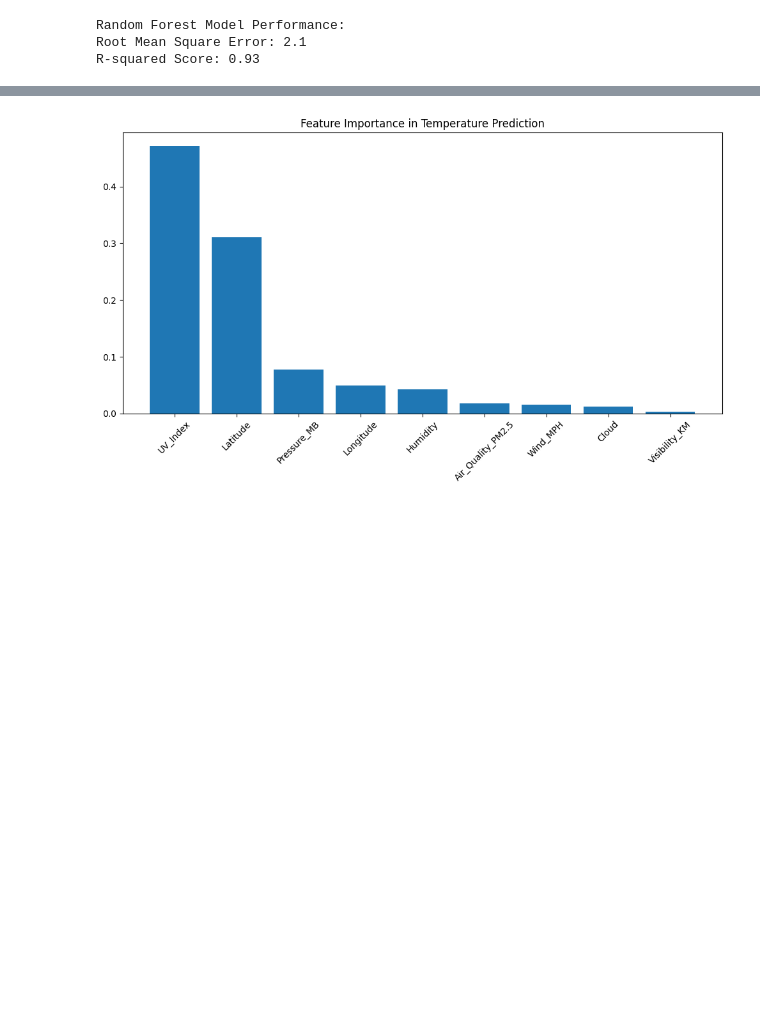
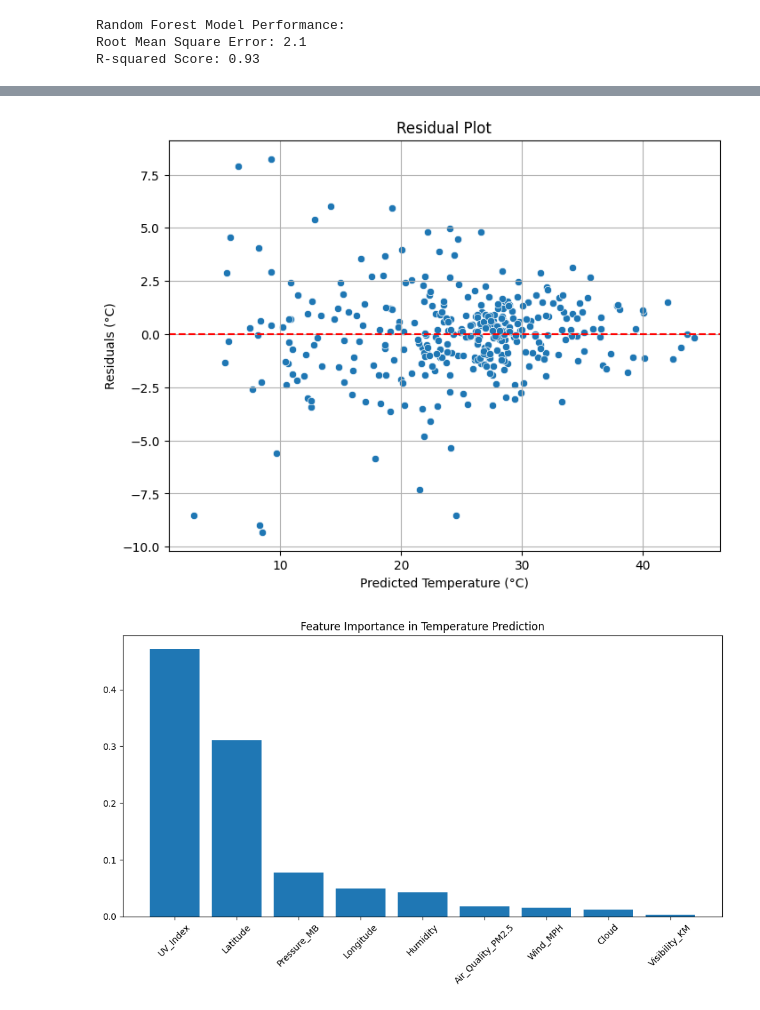
Before and after one commit to lizathulya/Data_Analytics_, a Jupyter notebook: Predictive_Analysis_of_Meterolgical_Events.ipynb, the cells around one changed output, grey strips where cells are left out. Cells and saved outputs as stored; diff of their text form; code cells hidden in the pictures; blank space fills up the shorter version.

```diff
--- a/Predictive_Analysis_of_Meterolgical_Events.ipynb
+++ b/Predictive_Analysis_of_Meterolgical_Events.ipynb
@@ -92,3 +123,20 @@ R-squared Score: 0.93
+# %%
+# The residual plot is used to check for patterns in the residuals, which can indicate model weaknesses. Ideally, residuals should be randomly scattered around zero, without any clear patterns.
+
+# Calculate residuals
+residuals = y_test - y_pred
+
+# Create the residual plot
+plt.figure(figsize=(8, 6))
+sns.scatterplot(x=y_pred, y=residuals)
+plt.axhline(y=0, color='red', linestyle='--')  # Add a horizontal line at y=0
+plt.xlabel('Predicted Temperature (°C)')
+plt.ylabel('Residuals (°C)')
+plt.title('Residual Plot')
+plt.grid(True)
+plt.show()
+# %% [output]
+[figure, added]
 # %%
 # Feature importance
 feature_importance = pd.DataFrame({
```
Also changed, not shown: parts of 2 cells of this notebook.
